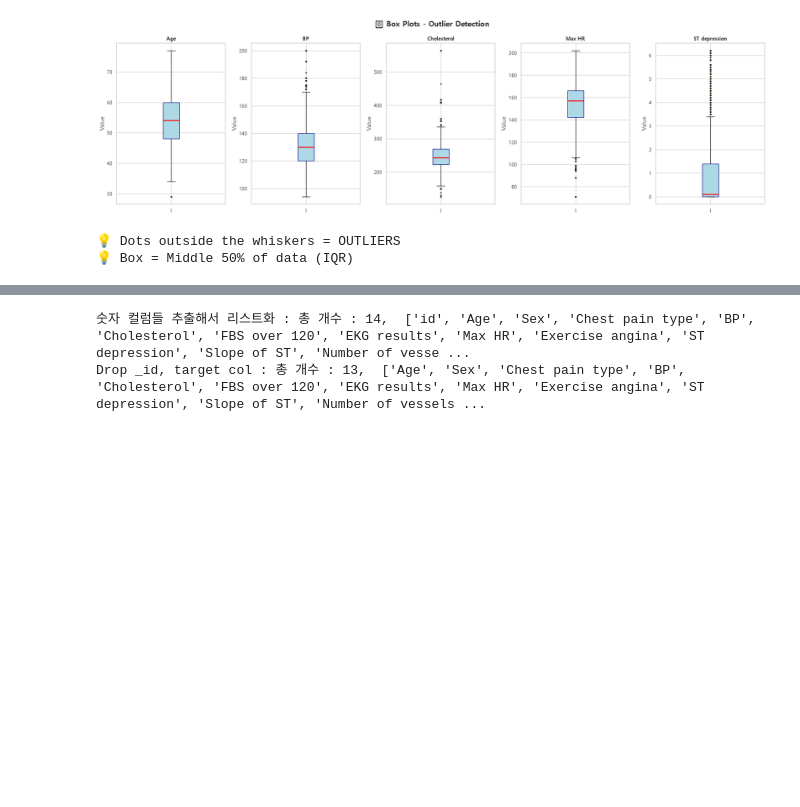
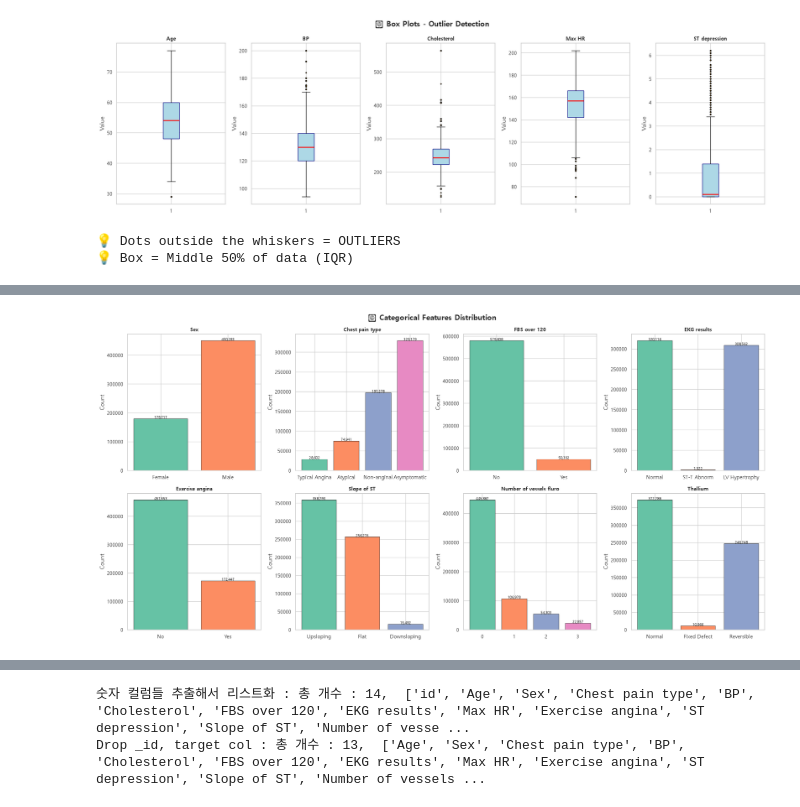
Before and after one commit to bongrybong/Data-Analysis-Study, a Jupyter notebook: 003_심장병pred.ipynb, the cells around one changed output, grey strips where cells are left out. Cells and saved outputs as stored; diff of their text form; code cells hidden in the pictures; blank space fills up the shorter version.

```diff
--- a/003_심장병pred.ipynb
+++ b/003_심장병pred.ipynb
@@ -441,3 +457,10 @@ print('💡 Box = Middle 50% of data (IQR)')
 # %%
+# [의료 도메인에서 필수 전처리]
+# 의료 데이터의 특성상 극단적인 수치는 의학적으로 중요한 질환 신호.
+# 따라서 데이터의 유실을 막으면서 모델의 수치 왜곡을 방지하기 위해 상하위 1퍼센트의 극단치를
+#안으로 밀어넣기
 from scipy.stats import mstats
-df['Cholesterol']
+
+df['Cholesterol'] = mstats.winsorize(df['Cholesterol'], limits=[0.01,0.01])
+print(df['Cholesterol'].max())
+print(df['Cholesterol'].min())
@@ -517,0 +475,39 @@ display(dept_stats.head(10))
+# %%
+# categorical features 범주형 데이터 - Barchart
+# 분할 세팅
+fig, axes = plt.subplots(2,4, figsize=(20,10))
+axes=axes.flatten()
+
+
+#숫자로 되어 있는 범주형 데이터 값들을 label로 매핑해주기 . - EDA를 위해서
+cat_labels = {
+    'Sex': {0: 'Female', 1: 'Male'},
+    'Chest pain type': {1: '전형적 협심증', 2: '비전형적 협심증', 3: 'Non-anginal', 4: 'Asymptomatic'},
+    'FBS over 120': {0: '공복혈당 120 이하', 1: '공복혈당 120 초과'},
+    'EKG results': {0:'Normal', 1: 'ST-T Abnorm', 2: '좌심실 비대'},
+    'Exercise angina': {0: 'No', 1: 'Yes'},
+    'Slope of ST': {1: '상승세', 2: 'Flat', 3: '하락세'},
+    'Number of vessels fluro': {0: '0', 1: '1', 2: '2', 3: '3'},
+    'Thallium': {3: 'Normal', 6: 'Fixed Defect', 7: 'Reversible'}
+}
+
+# 반복문을 통해서 범주형 데이터를 아까 정의해둔 레이블
+# 속 글자로 바꿔서 리스트로 저장하자
+for idx, col in enumerate(categorical_cols):       # 변수를 돌며 인덱스와 컬럼명 제공
+    value_counts = df[col].value_counts().sort_index()
+    # 해당 컬럼 안에 유니크 값이 각각 몇개씩 들어있는지 : value_counts()
+    # 숫자 순서대로 정렬 : sort_index()
+    labels = [cat_labels[col].get(k,str(k)) for k in value_counts.index]
+    axes[idx].bar(labels, value_counts.values,
+                color = sns.color_palette('Set2', len(value_counts)),
+                edgecolor='black', linewidth=0.5)
+    axes[idx].set_title(col, fontsize=11, fontweight='bold')
+    axes[idx].set_ylabel('Count')
+    for  i, counts in enumerate(value_counts.values):
+        axes[idx].text(i, counts+200 , f'{counts:,}', ha='center', fontsize=8)
+
+plt.suptitle('📊 Categorical Features Distribution', fontsize=16, fontweight='bold')
+plt.tight_layout()
+plt.show()
+# %% [output]
+[figure, added]
```
Also changed, not shown: parts of 17 cells of this notebook.
